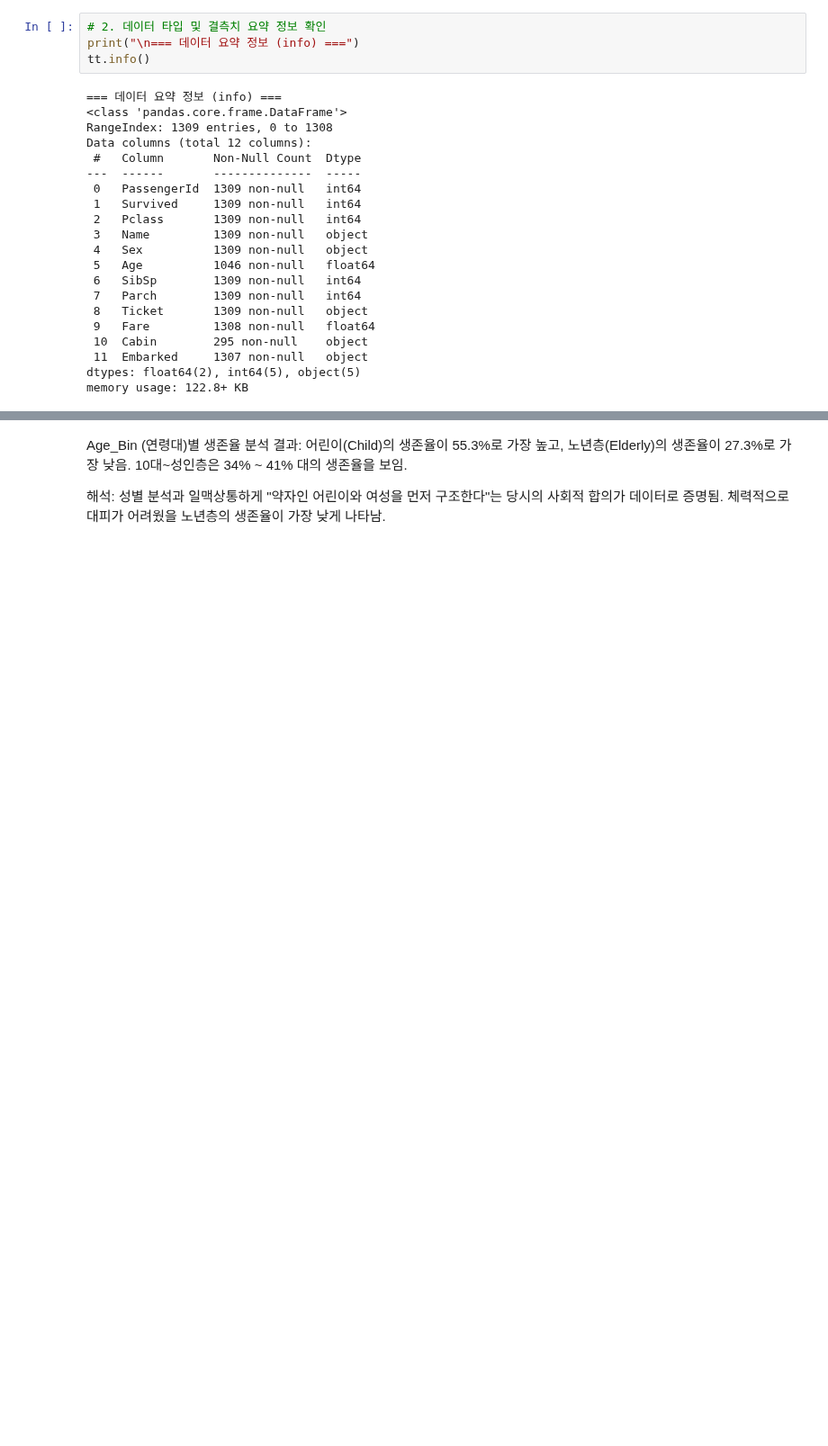
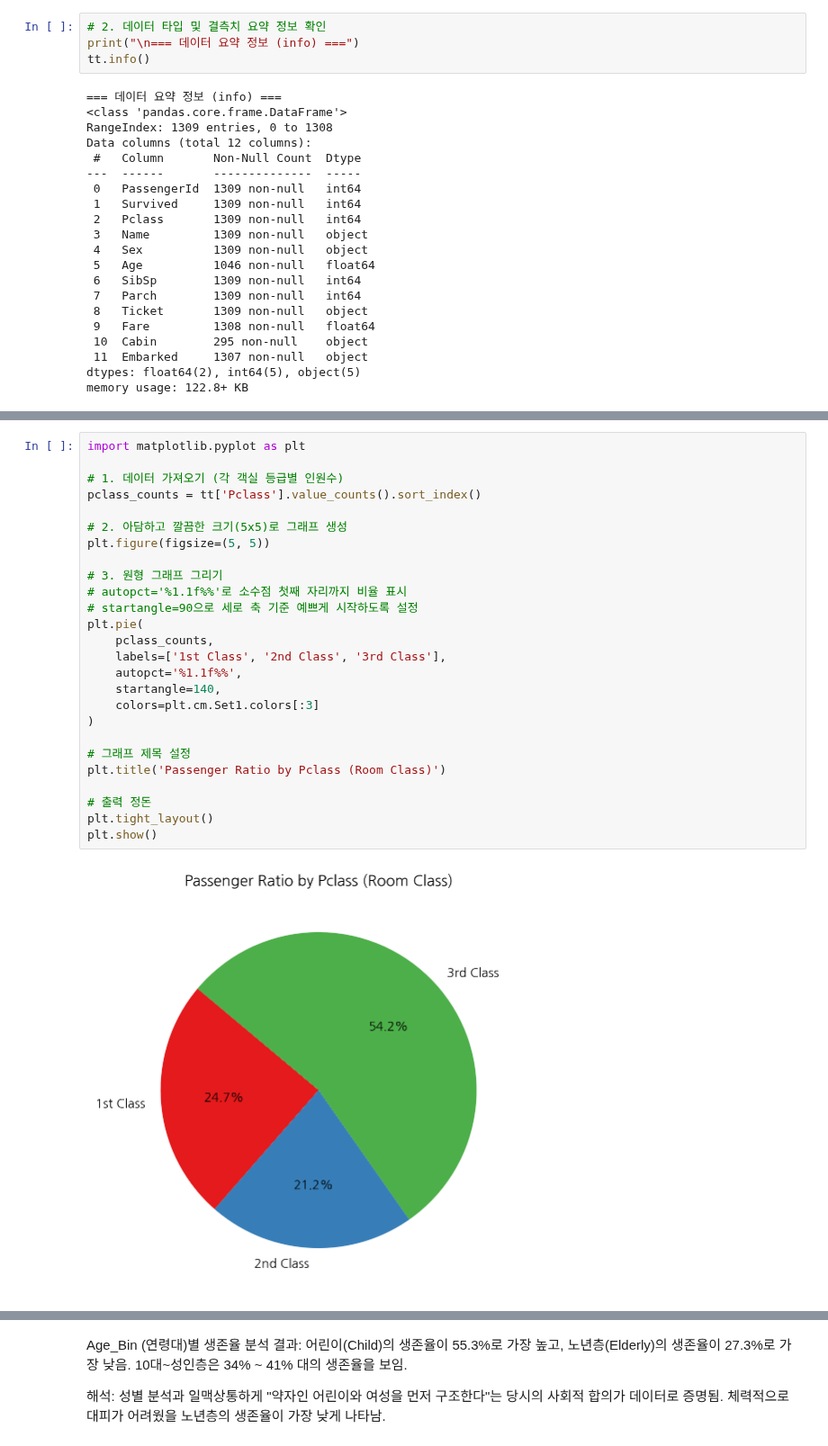
Before and after one commit to naugim26/2026-BDA, a Jupyter notebook: projects/titanic.ipynb, the cells around one changed output, grey strips where cells are left out. Shown at 90% size. Drawn from its saved outputs; the diff is of its cells as text; blank space fills up the shorter version.

```diff
--- a/projects/titanic.ipynb
+++ b/projects/titanic.ipynb
@@ -389,0 +207,28 @@ Parch (부모/자녀 수)별 생존율
+# %%
+import matplotlib.pyplot as plt
+
+# 1. 데이터 가져오기 (각 객실 등급별 인원수)
+pclass_counts = tt['Pclass'].value_counts().sort_index()
+
+# 2. 아담하고 깔끔한 크기(5x5)로 그래프 생성
+plt.figure(figsize=(5, 5))
+
+# 3. 원형 그래프 그리기
+# autopct='%1.1f%%'로 소수점 첫째 자리까지 비율 표시
+# startangle=90으로 세로 축 기준 예쁘게 시작하도록 설정
+plt.pie(
+    pclass_counts,
+    labels=['1st Class', '2nd Class', '3rd Class'],
+    autopct='%1.1f%%',
+    startangle=140,
+    colors=plt.cm.Set1.colors[:3]
+)
+
+# 그래프 제목 설정
+plt.title('Passenger Ratio by Pclass (Room Class)')
+
+# 출력 정돈
+plt.tight_layout()
+plt.show()
+# %% [output]
+[figure, added]
```
Also changed, not shown: parts of 102 cells of this notebook.
